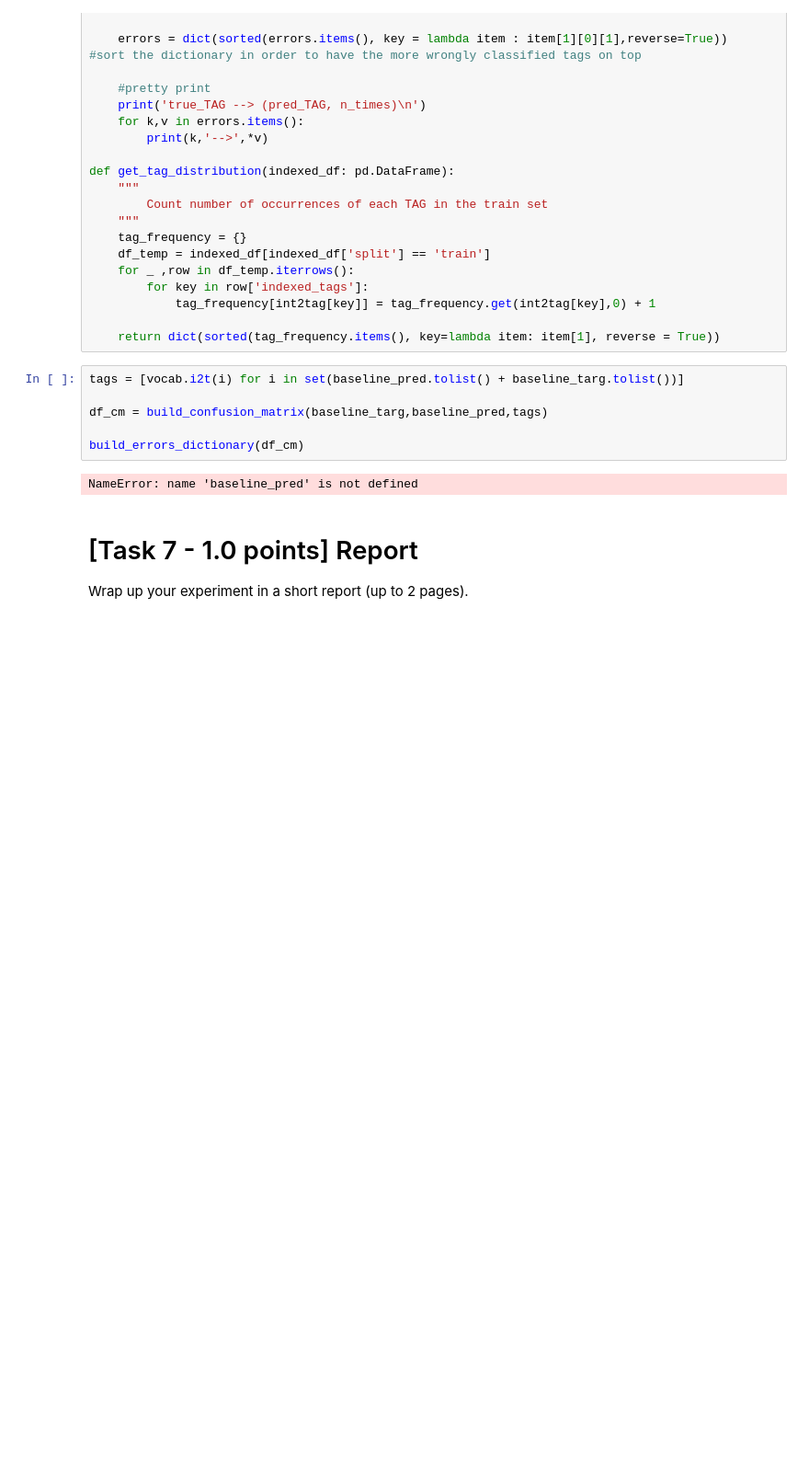
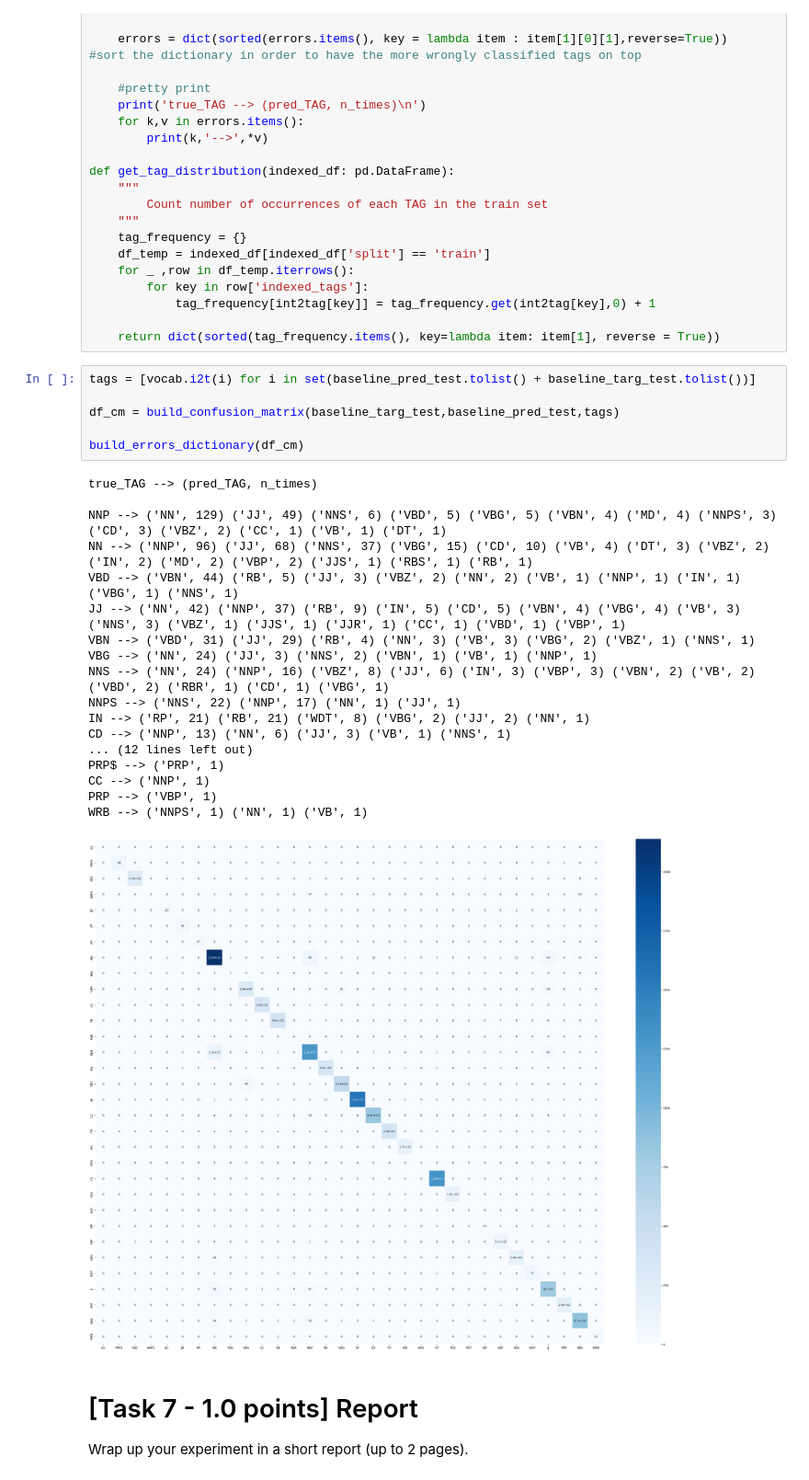
Before and after one commit to AndreaZecca/NLP-assignments, a Jupyter notebook: Assignment-1/Assignment1.ipynb, the cells around one changed output. Shown at 92% size. Saved outputs shown, nothing was run; the diff lists cells and outputs as text; blank space fills up the shorter version.

```diff
--- a/Assignment-1/Assignment1.ipynb
+++ b/Assignment-1/Assignment1.ipynb
@@ -1033,13 +1011,30 @@ def get_tag_distribution(indexed_df: pd.DataFrame):
 
     return dict(sorted(tag_frequency.items(), key=lambda item: item[1], reverse = True))
 # %%
-tags = [vocab.i2t(i) for i in set(baseline_pred.tolist() + baseline_targ.tolist())]
+tags = [vocab.i2t(i) for i in set(baseline_pred_test.tolist() + baseline_targ_test.tolist())]
 
-df_cm = build_confusion_matrix(baseline_targ,baseline_pred,tags)
+df_cm = build_confusion_matrix(baseline_targ_test,baseline_pred_test,tags)
 
 build_errors_dictionary(df_cm)
 # %% [output]
-NameError: name 'baseline_pred' is not defined
+true_TAG --> (pred_TAG, n_times)
+
+NNP --> ('NN', 129) ('JJ', 49) ('NNS', 6) ('VBD', 5) ('VBG', 5) ('VBN', 4) ('MD', 4) ('NNPS', 3) ('CD', 3) ('VBZ', 2) ('CC', 1) ('VB', 1) ('DT', 1)
+NN --> ('NNP', 96) ('JJ', 68) ('NNS', 37) ('VBG', 15) ('CD', 10) ('VB', 4) ('DT', 3) ('VBZ', 2) ('IN', 2) ('MD', 2) ('VBP', 2) ('JJS', 1) ('RBS', 1) ('RB', 1)
+VBD --> ('VBN', 44) ('RB', 5) ('JJ', 3) ('VBZ', 2) ('NN', 2) ('VB', 1) ('NNP', 1) ('IN', 1) ('VBG', 1) ('NNS', 1)
+JJ --> ('NN', 42) ('NNP', 37) ('RB', 9) ('IN', 5) ('CD', 5) ('VBN', 4) ('VBG', 4) ('VB', 3) ('NNS', 3) ('VBZ', 1) ('JJS', 1) ('JJR', 1) ('CC', 1) ('VBD', 1) ('VBP', 1)
+VBN --> ('VBD', 31) ('JJ', 29) ('RB', 4) ('NN', 3) ('VB', 3) ('VBG', 2) ('VBZ', 1) ('NNS', 1)
+VBG --> ('NN', 24) ('JJ', 3) ('NNS', 2) ('VBN', 1) ('VB', 1) ('NNP', 1)
+NNS --> ('NN', 24) ('NNP', 16) ('VBZ', 8) ('JJ', 6) ('IN', 3) ('VBP', 3) ('VBN', 2) ('VB', 2) ('VBD', 2) ('RBR', 1) ('CD', 1) ('VBG', 1)
+NNPS --> ('NNS', 22) ('NNP', 17) ('NN', 1) ('JJ', 1)
+IN --> ('RP', 21) ('RB', 21) ('WDT', 8) ('VBG', 2) ('JJ', 2) ('NN', 1)
+CD --> ('NNP', 13) ('NN', 6) ('JJ', 3) ('VB', 1) ('NNS', 1)
+... (12 lines left out)
+PRP$ --> ('PRP', 1)
+CC --> ('NNP', 1)
+PRP --> ('VBP', 1)
+WRB --> ('NNPS', 1) ('NN', 1) ('VB', 1)
+[figure, added]
 # %% [markdown]
 # [Task 7 - 1.0 points] Report
 
```
Also changed, not shown: parts of 9 cells of this notebook.
